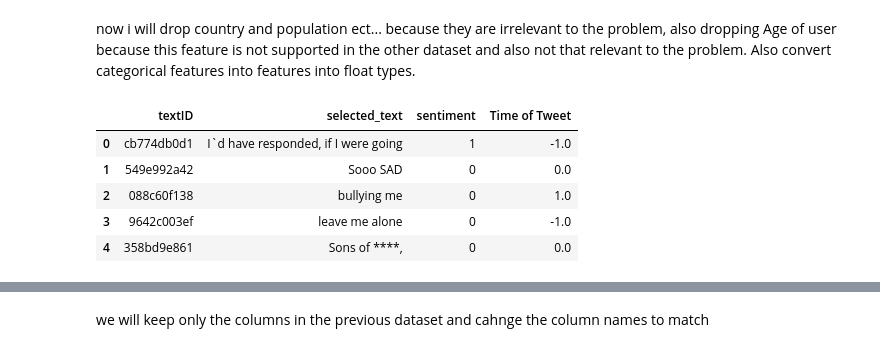
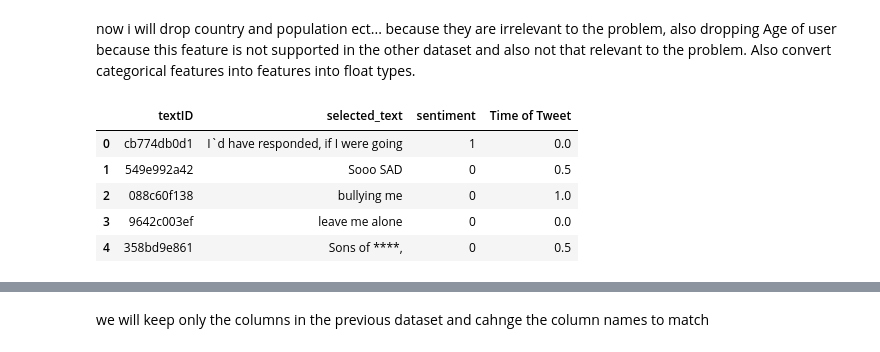
Before and after one commit to Omaressam2002/Sentiment_analysis, a Jupyter notebook: Sentiment_analysis.ipynb, the cells around one changed output, grey strips where cells are left out. Saved outputs shown, nothing was run; the diff lists cells and outputs as text; code cells hidden in the pictures.

```diff
--- a/Sentiment_analysis.ipynb
+++ b/Sentiment_analysis.ipynb
@@ -50,26 +46,26 @@ now i will drop country and population ect... because they are irrelevant to the
 # %%
 train.drop(axis = 1,labels = ['Population -2020','Land Area (Km²)','Country','Age of User',"Density (P/Km²)",'text'],inplace=True)
 train = train[train.selected_text.notnull()]
 train.reset_index(drop=True,inplace = True )
 
-train['Time of Tweet'][train['Time of Tweet'] == 'morning'] = -1
-train['Time of Tweet'][train['Time of Tweet'] == 'noon'] = 0
+train['Time of Tweet'][train['Time of Tweet'] == 'morning'] = 0
+train['Time of Tweet'][train['Time of Tweet'] == 'noon'] = 0.5
 train['Time of Tweet'][train['Time of Tweet'] == 'night'] = 1
 train['Time of Tweet'] = (train['Time of Tweet'].astype('float'))
 
 train['sentiment'][train['sentiment'] == 'negative'] = 0
 train['sentiment'][train['sentiment'] == 'neutral'] = 1
 train['sentiment'][train['sentiment'] == 'positive'] = 2
 train['sentiment'] = (train['sentiment'].astype('int'))
 
 train.head(5)
 # %% [output]
 |  | textID | selected_text | sentiment | Time of Tweet |
-| 0 | cb774db0d1 | I`d have responded, if I were going | 1 | -1.0 |
-| 1 | 549e992a42 | Sooo SAD | 0 | 0.0 |
+| 0 | cb774db0d1 | I`d have responded, if I were going | 1 | 0.0 |
+| 1 | 549e992a42 | Sooo SAD | 0 | 0.5 |
 | 2 | 088c60f138 | bullying me | 0 | 1.0 |
-| 3 | 9642c003ef | leave me alone | 0 | -1.0 |
-| 4 | 358bd9e861 | Sons of ****, | 0 | 0.0 |
+| 3 | 9642c003ef | leave me alone | 0 | 0.0 |
+| 4 | 358bd9e861 | Sons of ****, | 0 | 0.5 |
 # %%
 train2 = pd.read_csv("Dataset/training.1600000.processed.noemoticon.csv",delimiter=',', encoding='ISO-8859-1')
 train2.head(5)
```
Also changed, not shown: parts of 32 cells of this notebook.
